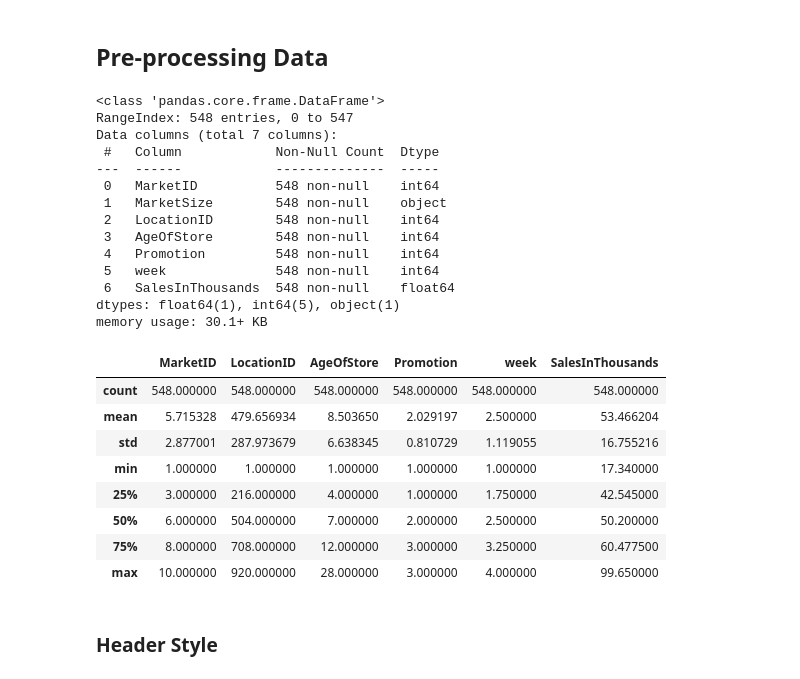
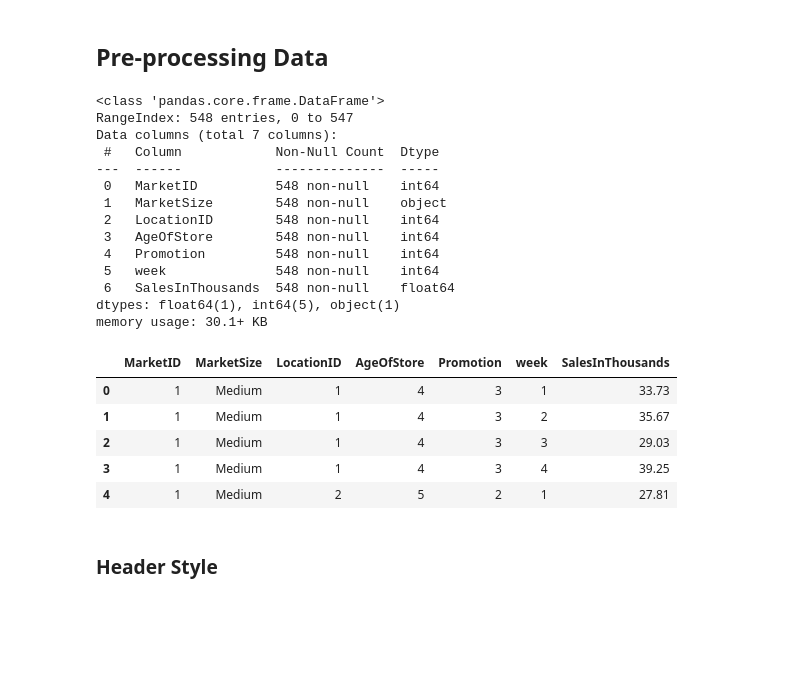
Before and after one commit to jasondo-da/Fast_Food_Marketing_Campaign_AB_Test, a Jupyter notebook: fast_food_ab_test.ipynb, the cells around one changed output. Saved outputs shown, nothing was run; the diff lists cells and outputs as text; code cells hidden in the pictures; blank space fills up the shorter version.

```diff
--- a/fast_food_ab_test.ipynb
+++ b/fast_food_ab_test.ipynb
@@ -41,31 +48,28 @@ except:
 # %%
 # Getting general information about the dataset
 mc.info()
-mc.describe()
+mc.head()
 # %% [output]
 <class 'pandas.core.frame.DataFrame'>
 RangeIndex: 548 entries, 0 to 547
 Data columns (total 7 columns):
  #   Column            Non-Null Count  Dtype
 ---  ------            --------------  -----
  0   MarketID          548 non-null    int64
  1   MarketSize        548 non-null    object
  2   LocationID        548 non-null    int64
  3   AgeOfStore        548 non-null    int64
  4   Promotion         548 non-null    int64
  5   week              548 non-null    int64
  6   SalesInThousands  548 non-null    float64
 dtypes: float64(1), int64(5), object(1)
 memory usage: 30.1+ KB
-|  | MarketID | LocationID | AgeOfStore | Promotion | week | SalesInThousands |
-| count | 548.000000 | 548.000000 | 548.000000 | 548.000000 | 548.000000 | 548.000000 |
-| mean | 5.715328 | 479.656934 | 8.503650 | 2.029197 | 2.500000 | 53.466204 |
-| std | 2.877001 | 287.973679 | 6.638345 | 0.810729 | 1.119055 | 16.755216 |
-| min | 1.000000 | 1.000000 | 1.000000 | 1.000000 | 1.000000 | 17.340000 |
-| 25% | 3.000000 | 216.000000 | 4.000000 | 1.000000 | 1.750000 | 42.545000 |
-| 50% | 6.000000 | 504.000000 | 7.000000 | 2.000000 | 2.500000 | 50.200000 |
-| 75% | 8.000000 | 708.000000 | 12.000000 | 3.000000 | 3.250000 | 60.477500 |
-| max | 10.000000 | 920.000000 | 28.000000 | 3.000000 | 4.000000 | 99.650000 |
+|  | MarketID | MarketSize | LocationID | AgeOfStore | Promotion | week | SalesInThousands |
+| 0 | 1 | Medium | 1 | 4 | 3 | 1 | 33.73 |
+| 1 | 1 | Medium | 1 | 4 | 3 | 2 | 35.67 |
+| 2 | 1 | Medium | 1 | 4 | 3 | 3 | 29.03 |
+| 3 | 1 | Medium | 1 | 4 | 3 | 4 | 39.25 |
+| 4 | 1 | Medium | 2 | 5 | 2 | 1 | 27.81 |
 # %% [markdown]
 ### Header Style
 # %%
```
Also changed, not shown: parts of 18 cells of this notebook.
